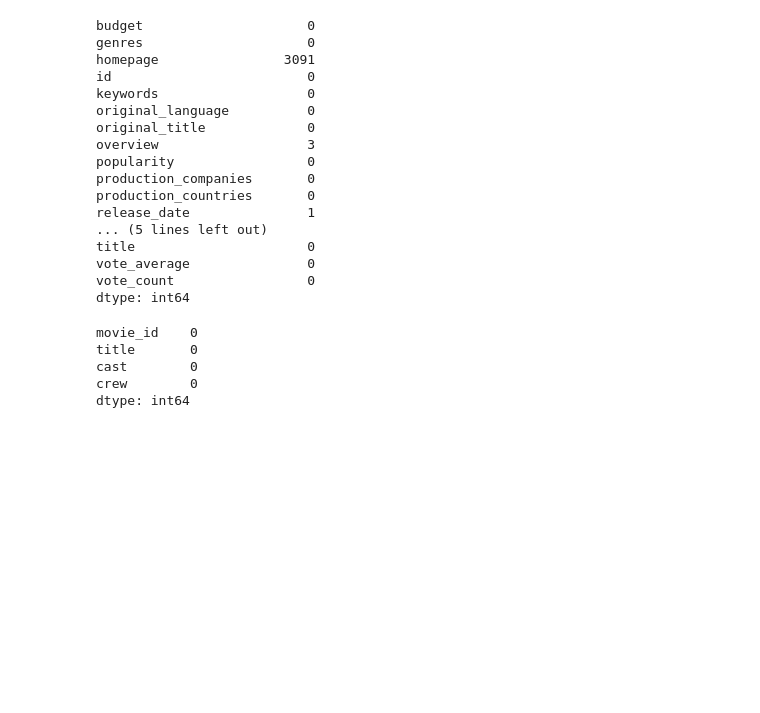
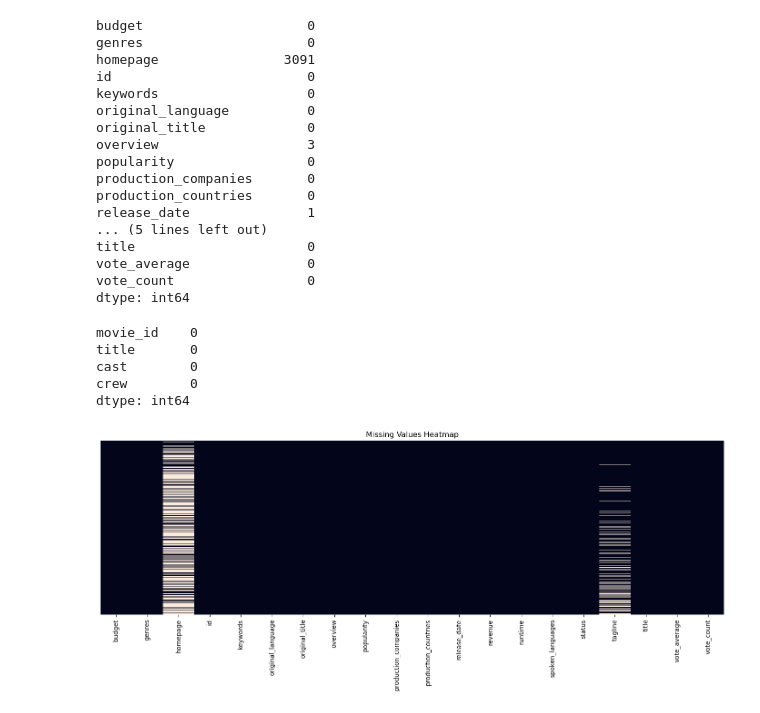
Before and after one commit to Bitttu4/Movie-Recommendation-System, a Jupyter notebook: notebooks/Movie-Recommendation-System.ipynb, the cells around one changed output. Drawn from its saved outputs; the diff is of its cells as text; code cells hidden in the pictures; blank space fills up the shorter version.

```diff
--- a/notebooks/Movie-Recommendation-System.ipynb
+++ b/notebooks/Movie-Recommendation-System.ipynb
@@ -165,3 +165,19 @@ title       0
 cast        0
 crew        0
 dtype: int64
+# %%
+plt.figure(figsize=(14,6))
+
+sns.heatmap(
+    movies.isnull(),
+    cbar=False,
+    yticklabels=False
+)
+
+plt.title("Missing Values Heatmap")
+
+save_plot("missing_values_heatmap.png")
+
+plt.show()
+# %% [output]
+[figure, added]
```
Also changed, not shown: parts of 11 cells of this notebook, 4 other files.
